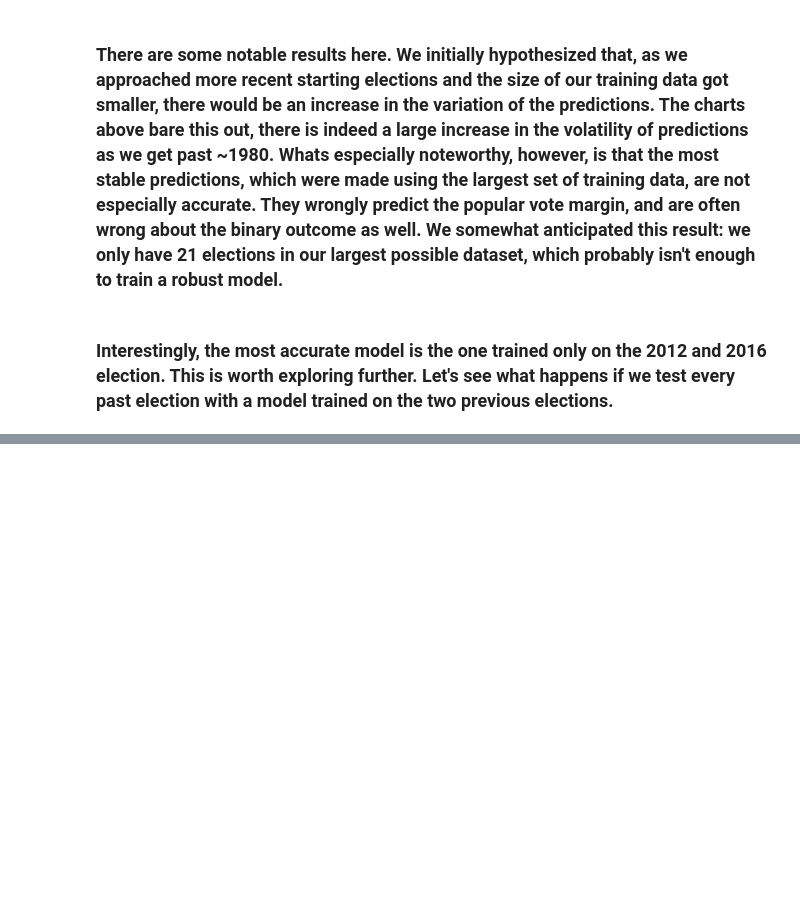
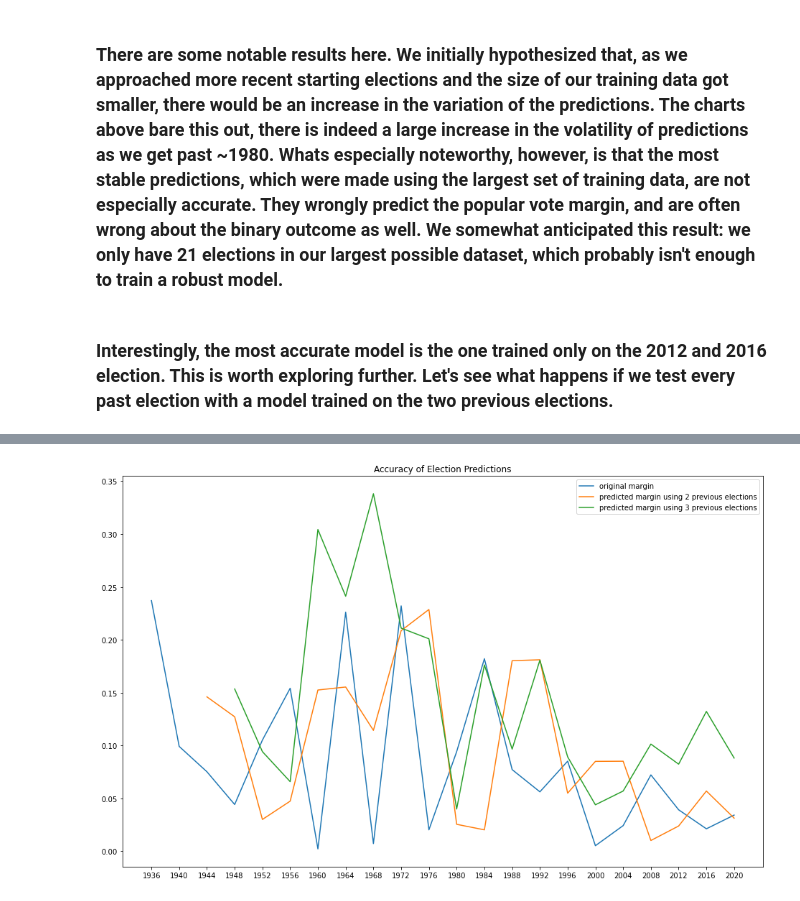
Before and after one commit to Matt-Spence/CS320Project, a Jupyter notebook: Group_Project.ipynb, the cells around one changed output, grey strips where cells are left out. Saved outputs shown, nothing was run; the diff lists cells and outputs as text; code cells hidden in the pictures; blank space fills up the shorter version.

Commit message:
added the graph for absoulute margins predictions

```diff
--- a/Group_Project.ipynb
+++ b/Group_Project.ipynb
@@ -352,0 +365,80 @@ print(predictions_d)
+# %%
+def num_prev_elec(num_prev, original = True, start_year = 1936, end_year = 2020):
+    """
+    num_prev is a list identifying what models to show ... please don't put a values less than 2
+    original will show the original data
+    end_year is inclusive'
+    returns data just for debugguing
+    """
+    data_dict = {}
+
+    # add original data if needed
+    if (original):
+        margin = []
+        data_range = dataInRange(data, start_year, end_year + 4)
+        r_percent = data_range['popular_r_percent'].tolist()
+        d_percent = data_range['popular_d_percent'].tolist()
+
+        for r, d in zip(r_percent, d_percent):
+            margin.append(abs(r-d))
+
+        data_dict['original margin'] = [list(range(start_year, end_year + 4, 4)), margin]
+
+
+    # go through how many previous years wanted
+    for n_prev in num_prev:
+        # get the absolute margin predictions
+        FIRST_YEAR = start_year + (4 * n_prev)
+        LAST_YEAR = end_year + 4
+        margin = []
+        dates = []
+        for i in range(FIRST_YEAR,LAST_YEAR, 4):
+            dates.append(i)
+            predictions_r = []
+            predictions_d = []
+
+            thisYear = data[data['year'].between(i, i)]
+
+            # train model for each of these subsets..
+            subset = dataInRange(data, i - (4 * n_prev), i - 4) # --------------- -4 is because not including this year
+            x = subset[['poll_d', 'poll_r', 'incumbent', 'incumbent_approval', 'current_party']]
+            y = subset['popular_r_percent'] # binary outcome data from this subset of years
+            model = LinearRegression()
+            model.fit(x,y)
+
+            ### Next, predict y from the test year data
+            x_new = thisYear[['poll_d', 'poll_r', 'incumbent', 'incumbent_approval','current_party']]
+            y_new = model.predict(x_new)
+            predictions_r.append(y_new[0])
+
+            y = subset['popular_d_percent'] # binary outcome data from this subset of years
+            model.fit(x,y)
+
+            y_new = model.predict(x_new)
+            predictions_d.append(y_new[0])
+
+            # get the absolute margin
+
+            for r, d in zip(predictions_r, predictions_d):
+                margin.append(abs(r-d))
+
+        data_dict['predicted margin using {} previous elections'.format(n_prev)] = [dates, margin]
+
+    # graph the data
+    fig = plt.figure(figsize=(16,10))
+    for d in data_dict:
+        x = data_dict[d][0]
+        y = data_dict[d][1]
+        plt.plot(x, y, label = d)
+
+    plt.title('Accuracy of Election Predictions')
+    plt.xticks(list(range(start_year, end_year + 4, 4)))
+    plt.legend()
+    plt.show()
+
+    return data_dict
+
+
+x = num_prev_elec([2 , 3])
+# %% [output]
+[figure, added]
```
Also changed, not shown: parts of 4 cells of this notebook, 3 other files.
